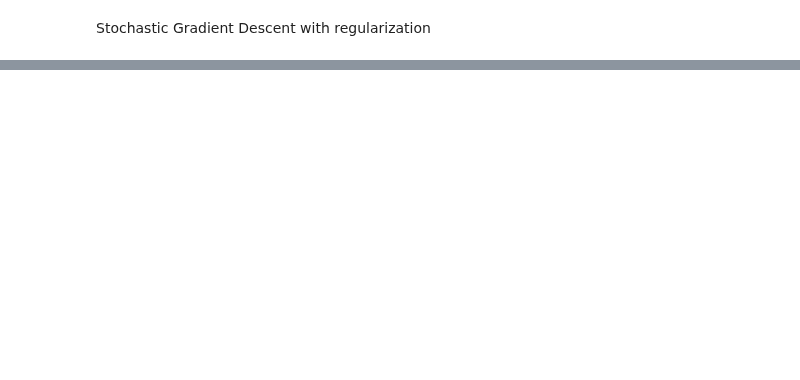
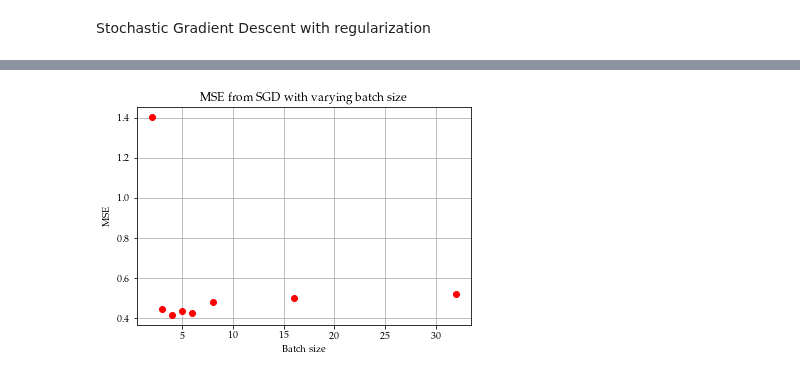
Before and after one commit to AndreasBordvik/FYS-STK4155-Prj2_report, a Jupyter notebook: code/Part_A.ipynb, the cells around one changed output, grey strips where cells are left out. Drawn from its saved outputs; the diff is of its cells as text; code cells hidden in the pictures; blank space fills up the shorter version.

```diff
--- a/code/Part_A.ipynb
+++ b/code/Part_A.ipynb
@@ -262,0 +388,29 @@ MSE for RIDGE: 0.342672355570801
+# %%
+np.random.seed(SEED_VALUE)
+
+degree = 6
+
+X = create_X(x,y, degree)
+X = X[:,1:]
+X_train, X_test, t_train, t_test = train_test_split(X, z_flat, test_size=0.2, shuffle=True, random_state=SEED_VALUE)
+
+print(f"X has {X.shape[1]} features")
+
+X_train, X_test = standard_scaling(X_train, X_test)
+t_train, t_test = standard_scaling(t_train, t_test)
+
+theta_initial_values = np.random.randn(X_train.shape[1],1)
+epochs = 100
+
+# Optimal values based on Heatmap gridsearch
+eta = 0.01
+lmb = 0.0001
+
+batch_sizes = [2,3,4,5,6,8,16,32]
+mse_batch = []
+for batch_size in batch_sizes:
+    np.random.seed(SEED_VALUE)
+    theta = sgd(X_train, t_train, theta_initial_values, epochs, batch_size, eta=eta, lr_scheduler=False)
+    t_test_hat = X_test @ theta
+    print(MSE(t_test, t_test_hat))
+    mse_batch.append(MSE(t_test, t_test_hat))
@@ -262,0 +427,10 @@ MSE for RIDGE: 0.342672355570801
+# %%
+plt.figure()
+plt.plot(batch_sizes, mse_batch, 'ro')
+plt.xlabel("Batch size")
+plt.ylabel("MSE")
+plt.grid()
+plt.title(f"MSE from SGD with varying batch size")
+plt.savefig(f"{REPORT_FIGURES}{EX_A}mse_with_varying_batch_size.pdf")
+# %% [output]
+[figure, added]
```
Also changed, not shown: parts of 15 cells of this notebook, 2 other files.
